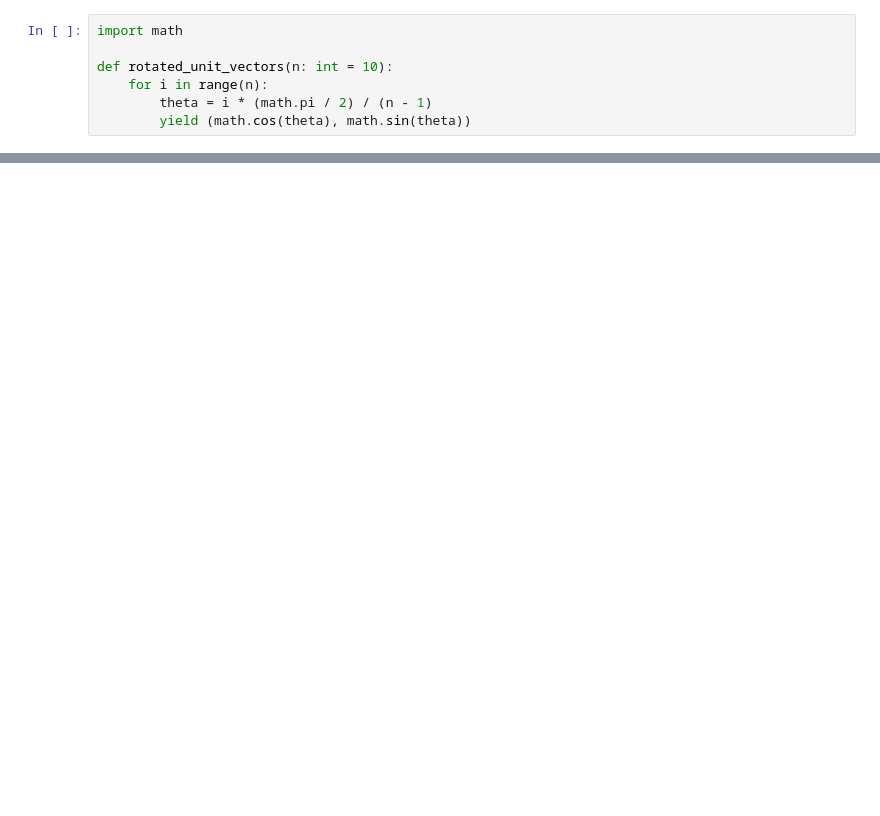
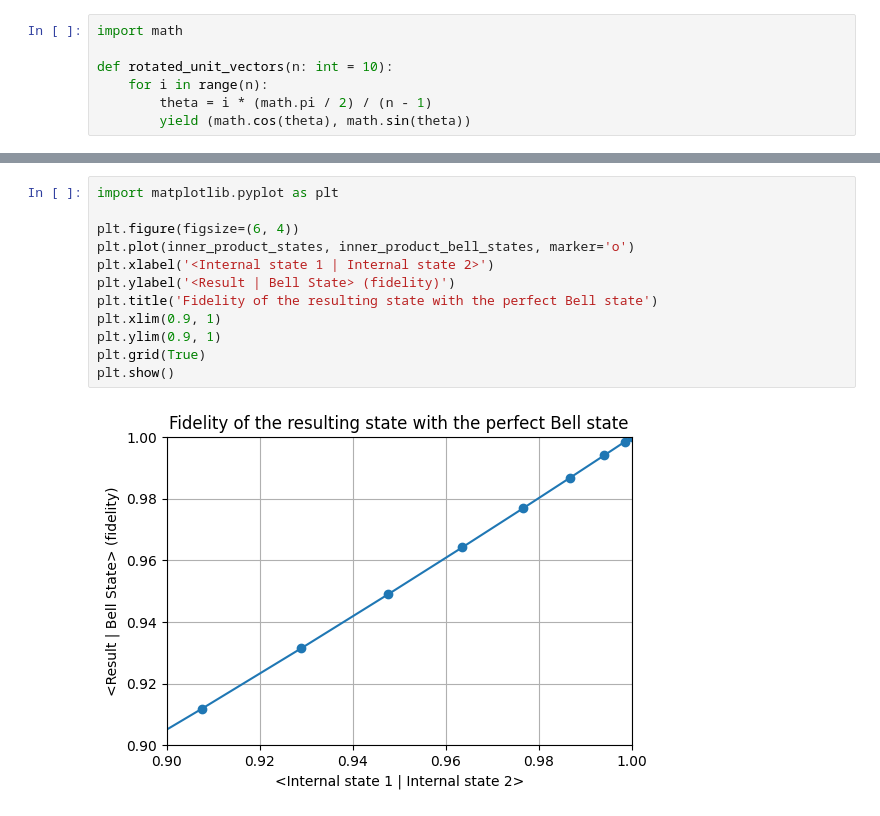
Before and after one commit to quantinuum-dev/optyx, a Jupyter notebook: docs/notebooks/photon_distinguishability.ipynb, the cells around one changed output, grey strips where cells are left out. Saved outputs shown, nothing was run; the diff lists cells and outputs as text; blank space fills up the shorter version.

```diff
--- a/docs/notebooks/photon_distinguishability.ipynb
+++ b/docs/notebooks/photon_distinguishability.ipynb
@@ -256,0 +254,14 @@ plt.show()
+# %%
+import matplotlib.pyplot as plt
+
+plt.figure(figsize=(6, 4))
+plt.plot(inner_product_states, inner_product_bell_states, marker='o')
+plt.xlabel('<Internal state 1 | Internal state 2>')
+plt.ylabel('<Result | Bell State> (fidelity)')
+plt.title('Fidelity of the resulting state with the perfect Bell state')
+plt.xlim(0.9, 1)
+plt.ylim(0.9, 1)
+plt.grid(True)
+plt.show()
+# %% [output]
+[figure, added]
```
Also changed, not shown: parts of 11 cells of this notebook, 1 other file.
